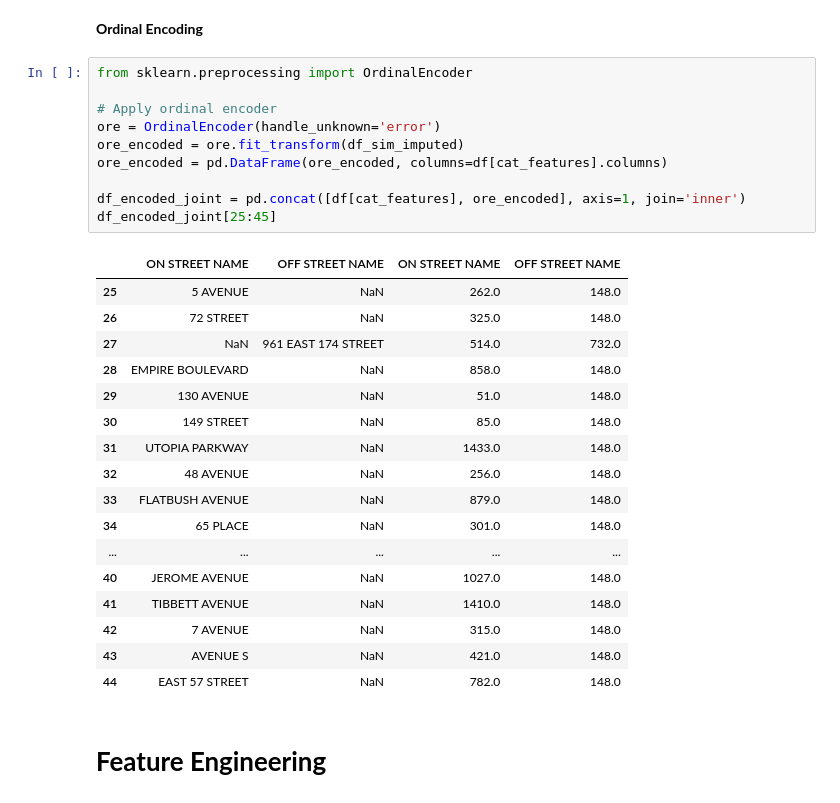
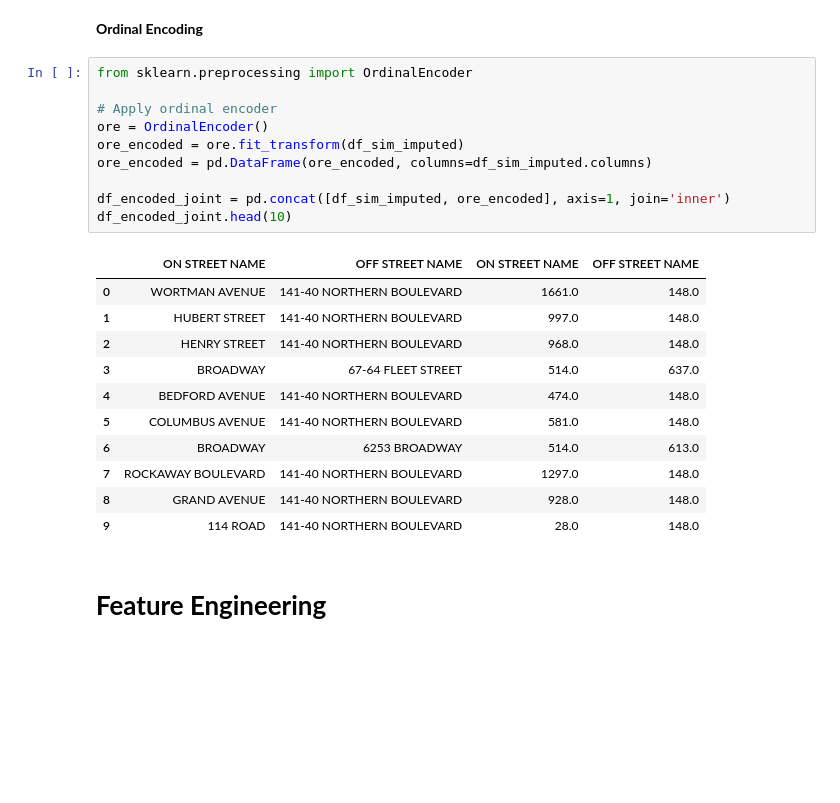
Before and after one commit to myconcordia/A2I2, a Jupyter notebook: Darts_MotorVehicle.ipynb, the cells around one changed output. Cells and saved outputs as stored; diff of their text form; blank space fills up the shorter version.

```diff
--- a/Darts_MotorVehicle.ipynb
+++ b/Darts_MotorVehicle.ipynb
@@ -384,31 +354,25 @@ df_encoded_joint[25:45]
 # %%
 from sklearn.preprocessing import OrdinalEncoder
 
 # Apply ordinal encoder
-ore = OrdinalEncoder(handle_unknown='error')
+ore = OrdinalEncoder()
 ore_encoded = ore.fit_transform(df_sim_imputed)
-ore_encoded = pd.DataFrame(ore_encoded, columns=df[cat_features].columns)
+ore_encoded = pd.DataFrame(ore_encoded, columns=df_sim_imputed.columns)
 
-df_encoded_joint = pd.concat([df[cat_features], ore_encoded], axis=1, join='inner')
-df_encoded_joint[25:45]
+df_encoded_joint = pd.concat([df_sim_imputed, ore_encoded], axis=1, join='inner')
+df_encoded_joint.head(10)
 # %% [output]
 |  | ON STREET NAME | OFF STREET NAME | ON STREET NAME | OFF STREET NAME |
-| 25 | 5 AVENUE | NaN | 262.0 | 148.0 |
-| 26 | 72 STREET | NaN | 325.0 | 148.0 |
-| 27 | NaN | 961 EAST 174 STREET | 514.0 | 732.0 |
-| 28 | EMPIRE BOULEVARD | NaN | 858.0 | 148.0 |
-| 29 | 130 AVENUE | NaN | 51.0 | 148.0 |
-| 30 | 149 STREET | NaN | 85.0 | 148.0 |
-| 31 | UTOPIA PARKWAY | NaN | 1433.0 | 148.0 |
-| 32 | 48 AVENUE | NaN | 256.0 | 148.0 |
-| 33 | FLATBUSH AVENUE | NaN | 879.0 | 148.0 |
-| 34 | 65 PLACE | NaN | 301.0 | 148.0 |
-| ... | ... | ... | ... | ... |
-| 40 | JEROME AVENUE | NaN | 1027.0 | 148.0 |
-| 41 | TIBBETT AVENUE | NaN | 1410.0 | 148.0 |
-| 42 | 7 AVENUE | NaN | 315.0 | 148.0 |
-| 43 | AVENUE S | NaN | 421.0 | 148.0 |
-| 44 | EAST 57 STREET | NaN | 782.0 | 148.0 |
+| 0 | WORTMAN AVENUE | 141-40 NORTHERN BOULEVARD | 1661.0 | 148.0 |
+| 1 | HUBERT STREET | 141-40 NORTHERN BOULEVARD | 997.0 | 148.0 |
+| 2 | HENRY STREET | 141-40 NORTHERN BOULEVARD | 968.0 | 148.0 |
+| 3 | BROADWAY | 67-64 FLEET STREET | 514.0 | 637.0 |
+| 4 | BEDFORD AVENUE | 141-40 NORTHERN BOULEVARD | 474.0 | 148.0 |
+| 5 | COLUMBUS AVENUE | 141-40 NORTHERN BOULEVARD | 581.0 | 148.0 |
+| 6 | BROADWAY | 6253 BROADWAY | 514.0 | 613.0 |
+| 7 | ROCKAWAY BOULEVARD | 141-40 NORTHERN BOULEVARD | 1297.0 | 148.0 |
+| 8 | GRAND AVENUE | 141-40 NORTHERN BOULEVARD | 928.0 | 148.0 |
+| 9 | 114 ROAD | 141-40 NORTHERN BOULEVARD | 28.0 | 148.0 |
 # %% [markdown]
 # **Feature Engineering**
 # %%
```
Also changed, not shown: parts of 30 cells of this notebook.
